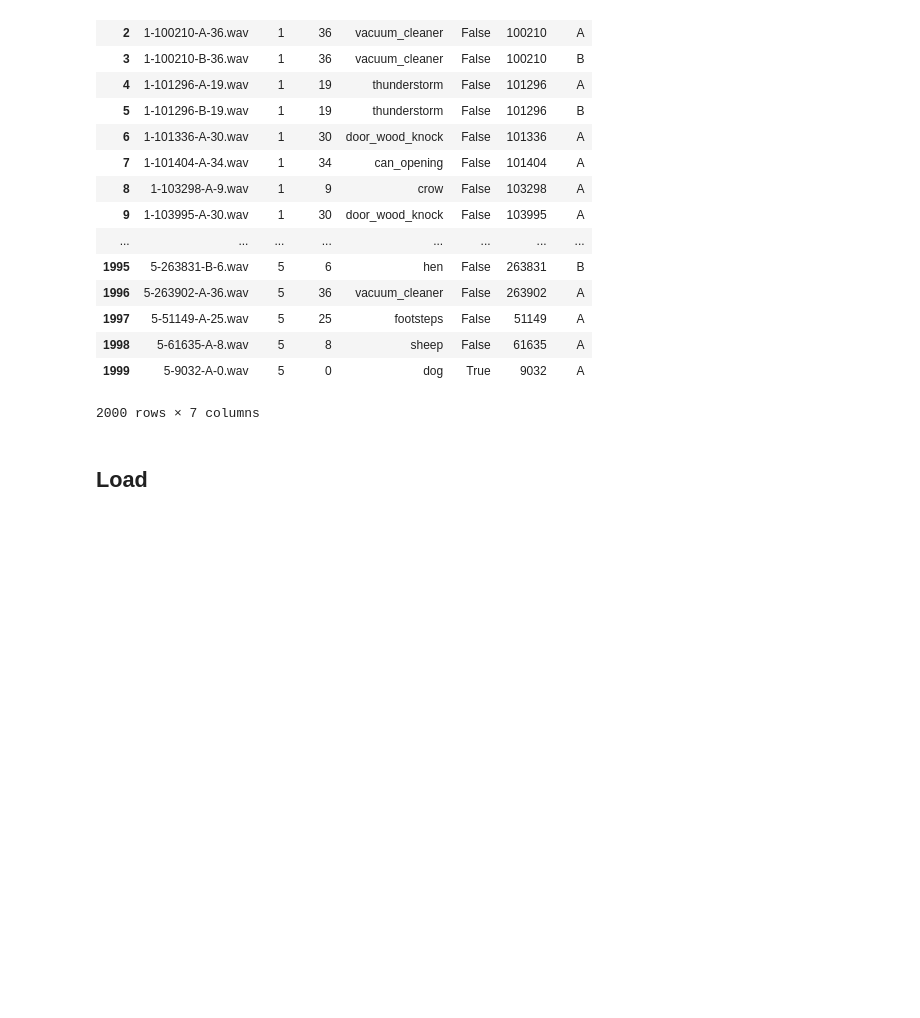
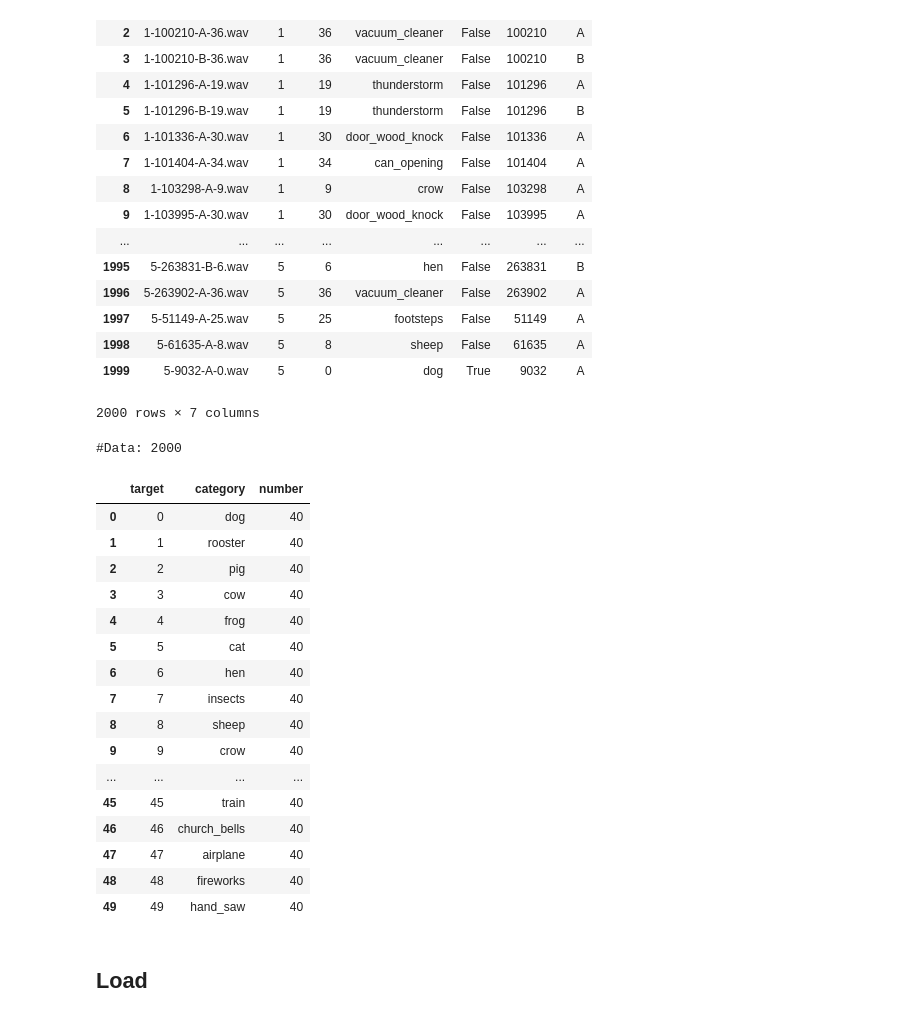
Before and after one commit to moritagit/DAD_Wave, a Jupyter notebook: notebook/data.ipynb, the cells around one changed output. Cells and saved outputs as stored; diff of their text form; code cells hidden in the pictures; blank space fills up the shorter version.

```diff
--- a/notebook/data.ipynb
+++ b/notebook/data.ipynb
@@ -40,6 +45,39 @@ meta_data
 | 1998 | 5-61635-A-8.wav | 5 | 8 | sheep | False | 61635 | A |
 | 1999 | 5-9032-A-0.wav | 5 | 0 | dog | True | 9032 | A |
 2000 rows × 7 columns
+# %%
+n_data = len(meta_data)
+print('#Data: {}'.format(n_data))
+# %% [output]
+#Data: 2000
+# %%
+labels = meta_data.loc[:, ['target', 'category']].drop_duplicates()
+labels = labels.sort_values(by=['target'], ascending=True)
+labels = labels.reset_index(drop=True)
+#labels
+# %%
+labels['number'] = 0
+for i, target in enumerate(labels['target']):
+    labels.loc[i, 'number'] = len(meta_data.query('target == @target'))
+labels
+# %% [output]
+|  | target | category | number |
+| 0 | 0 | dog | 40 |
+| 1 | 1 | rooster | 40 |
+| 2 | 2 | pig | 40 |
+| 3 | 3 | cow | 40 |
+| 4 | 4 | frog | 40 |
+| 5 | 5 | cat | 40 |
+| 6 | 6 | hen | 40 |
+| 7 | 7 | insects | 40 |
+| 8 | 8 | sheep | 40 |
+| 9 | 9 | crow | 40 |
+| ... | ... | ... | ... |
+| 45 | 45 | train | 40 |
+| 46 | 46 | church_bells | 40 |
+| 47 | 47 | airplane | 40 |
+| 48 | 48 | fireworks | 40 |
+| 49 | 49 | hand_saw | 40 |
 # %% [markdown]
 ## Load
 # %%
```
Also changed, not shown: parts of 9 cells of this notebook, 4 other files.
